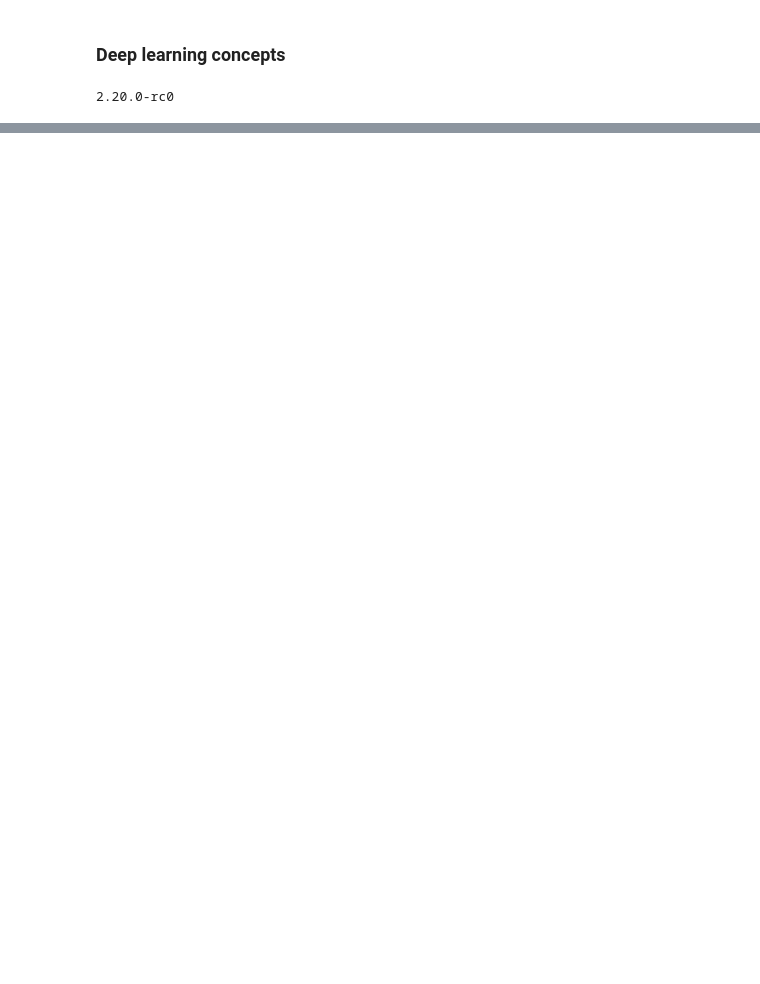
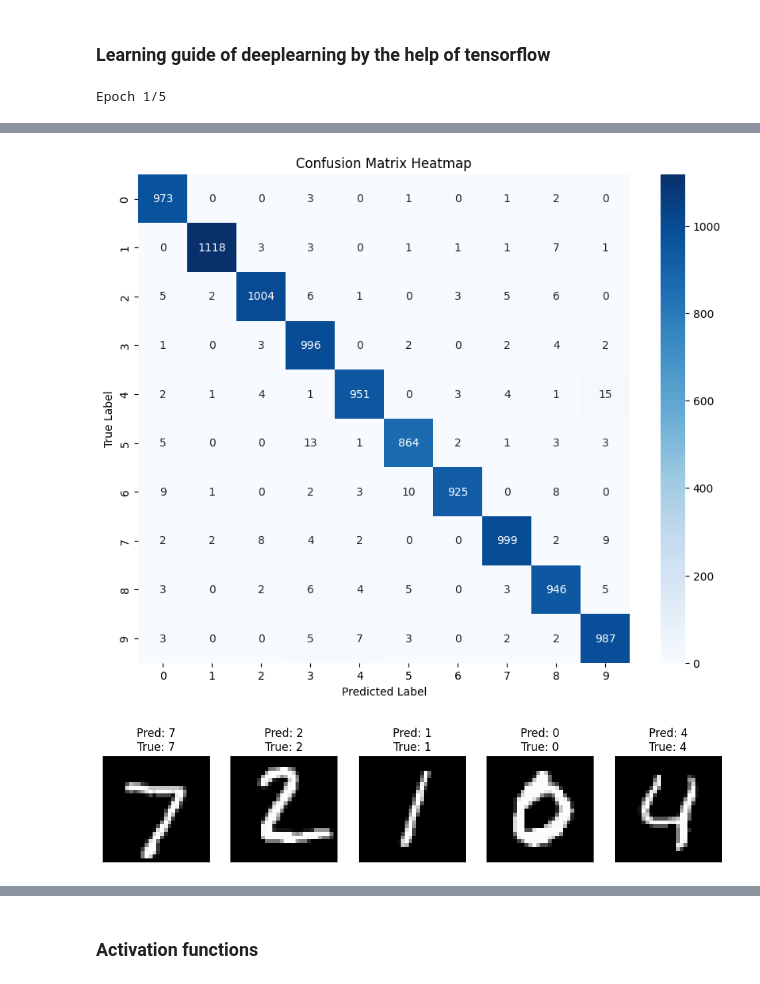
Before and after one commit to visheshsharma1708/Datascience.pr, a Jupyter notebook: deep-learning(tensorflow)/tensorflow2.ipynb, the cells around one changed output, grey strips where cells are left out. Cells and saved outputs as stored; diff of their text form; code cells hidden in the pictures; blank space fills up the shorter version.

```diff
--- a/deep-learning(tensorflow)/tensorflow2.ipynb
+++ b/deep-learning(tensorflow)/tensorflow2.ipynb
@@ -1,8 +1,67 @@
-# %% [markdown]
-### Deep learning concepts
-# %%
-# checking for tenserflow installation
-import tensorflow as tf
-print(tf.__version__)
-# %% [output]
-2.20.0-rc0
+# %% [markdown]
+### Learning guide of deeplearning by the help of tensorflow
+# %%
+import tensorflow as tf
+from tensorflow import keras
+from keras import layers
+import numpy as np
+import matplotlib.pyplot as plt
+import seaborn as sns
+from sklearn.metrics import confusion_matrix, accuracy_score
+import random
+
+(x_train, y_train), (x_test, y_test) = keras.datasets.mnist.load_data()
+
+x_train = x_train.reshape(x_train.shape[0], 784).astype("float32") / 255
+x_test = x_test.reshape(x_test.shape[0], 784).astype("float32") / 255
+
+model = keras.Sequential([
+    layers.Dense(128, activation='relu', input_shape=(784,)),
+    layers.Dense(64, activation='relu'),
+    layers.Dense(10, activation='softmax')
+])
+
+model.compile(optimizer='adam',
+              loss='sparse_categorical_crossentropy',
+              metrics=['accuracy'])
+
+history = model.fit(x_train, y_train, epochs=5, batch_size=32, validation_split=0.1)
+
+test_loss, test_accuracy = model.evaluate(x_test, y_test)
+print(f"\nTest Accuracy: {test_accuracy * 100:.2f}%")
+
+predictions = model.predict(x_test)
+predicted_classes = np.argmax(predictions, axis=1)
+
+for i in range(10):
+    print(f"Image {i}: Predicted = {predicted_classes[i]}, Actual = {y_test[i]}, Correct? {predicted_classes[i] == y_test[i]}")
+
+acc_score = accuracy_score(y_test, predicted_classes)
+print(f"\nAccuracy Score (sklearn): {acc_score * 100:.2f}%")
+
+cm = confusion_matrix(y_test, predicted_classes)
+plt.figure(figsize=(10, 8))
+sns.heatmap(cm, annot=True, fmt='d', cmap="Blues")
+plt.title("Confusion Matrix Heatmap")
+plt.xlabel("Predicted Label")
+plt.ylabel("True Label")
+plt.show()
+
+plt.figure(figsize=(12, 4))
+for i in range(5):
+    plt.subplot(1, 5, i + 1)
+    plt.imshow(x_test[i].reshape(28, 28), cmap='gray')
+    plt.title(f"Pred: {predicted_classes[i]}\nTrue: {y_test[i]}")
+    plt.axis('off')
+plt.show()
+
+random_index = random.randint(0, len(x_test)-1)
+random_image = x_test[random_index].reshape(1, 784)
+random_prediction = np.argmax(model.predict(random_image), axis=1)[0]
+
+plt.imshow(x_test[random_index].reshape(28, 28), cmap='gray')
+plt.title(f"Random Image Prediction: {random_prediction} (True: {y_test[random_index]})")
+plt.axis('off')
+plt.show()
+# %% [output]
+Epoch 1/5
@@ -8,0 +85,2 @@ print(tf.__version__)
+[figure, added]
+[figure, added]
@@ -8,0 +89,2 @@ print(tf.__version__)
+# %% [markdown]
+### Activation functions
```
Also changed, not shown: parts of 32 cells of this notebook, 2 other files.
